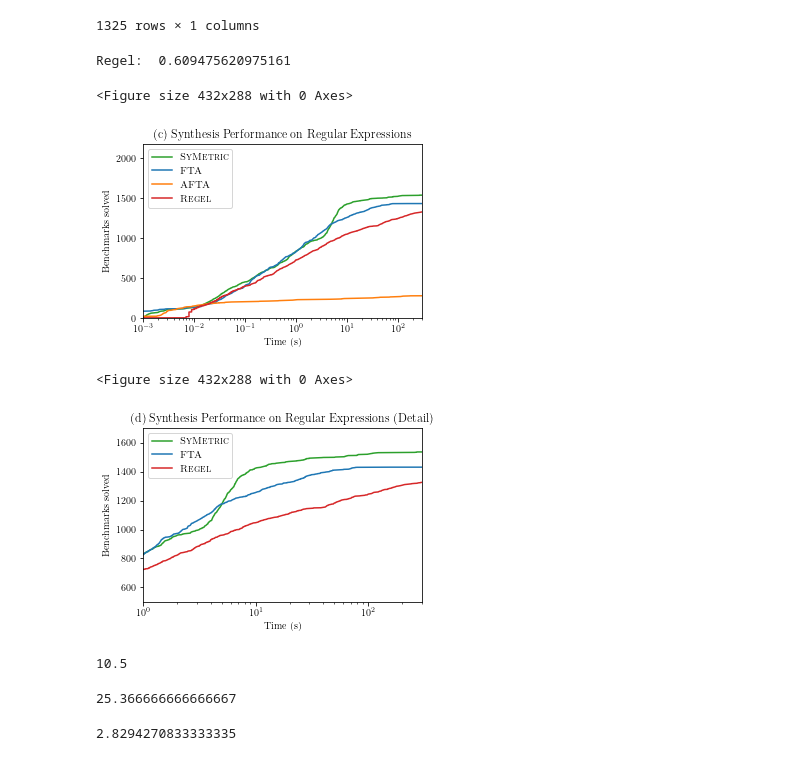
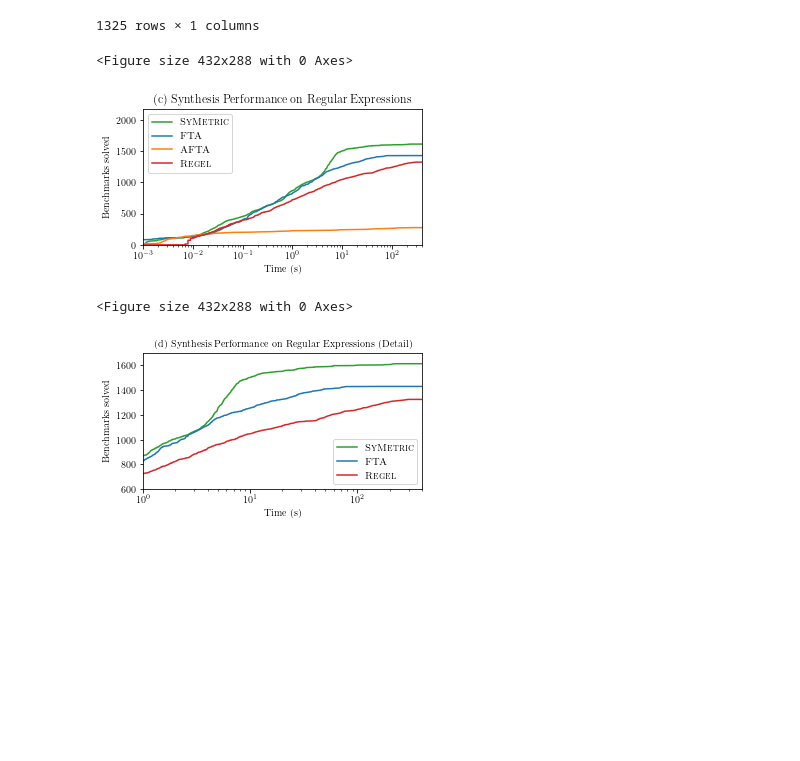
Before and after one commit to jfeser/symetric, a Jupyter notebook: notebooks/Regex results.ipynb, the cells around one changed output. Drawn from its saved outputs; the diff is of its cells as text; code cells hidden in the pictures; blank space fills up the shorter version.

```diff
--- a/notebooks/Regex results.ipynb
+++ b/notebooks/Regex results.ipynb
@@ -21,11 +21,11 @@ plt.rcParams.update(
     }
 )
 # %%
-metric = load('runs/regex-metric')
+metric = load('2022-11-03-18:14:20/')
 # %%
-enum = load('runs/regex-enum')
+enum = load('regex-enum')
 # %%
-abst = load('runs/regex-abs')
+abst = load('regex-abs')
 # %%
 metric.groupby('bench').mean()['runtime'].sort_values(ascending=False).describe()
 # %% [output]
@@ -74,7 +74,7 @@ def load_regel(d):
                 break
     return times
 
-regel_df = pd.DataFrame({'runtime': load_regel('/home/jovyan/work/home/feser/regel-runs/mode1')})
+regel_df = pd.DataFrame({'runtime': load_regel('/home/feser/regel-runs/mode1')})
 regel_df
 # %% [output]
 |  | runtime |
@@ -92,19 +92,14 @@ regel_df
 1325 rows × 1 columns
 # %%
 n_bench = 2174
-
-print('Symetric: ',
-print('Regel: ', len(regel_df)/n_bench)
-# %% [output]
-Regel:  0.609475620975161
 # %%
 def plot():
     plt.tight_layout()
-    fig = plt.figure(figsize=(5, 3.2))
+    fig = plt.figure(figsize=(5, 2.5))
     ax = fig.add_subplot(1, 1, 1)
 
     std = metric[
-        (metric["extract"] == "Greedy")
+        (metric["extract"] == "Exhaustive")
         & (metric["repair"] == "Guided")
         & (metric["threshold"] > 0)
         & (metric["rank"])
@@ -123,44 +118,44 @@ def plot():
         color="C0",
     )
 
     abstr = abst["runtime"]
     abstr = abstr.sort_values().fillna(1e10)
     ax.plot(
         [0] + list(abstr),
         range(0, len(abstr) + 1),
         label=r"\textsc{AFTA}",
         color="C1",
     )
 
     reg = regel_df['runtime']
     reg = reg.sort_values().fillna(1e10)
     ax.plot(
         [0] + list(reg) + [1e10],
         range(0, len(reg) + 2),
         label=r"\textsc{Regel}",
         color="C3",
     )
 
     ax.set_ylim([0, n_bench])
-    ax.set_xlim([1e-3, 300])
+    ax.set_xlim([1e-3, 400])
     ax.set_xscale('log')
     ax.set_ylabel("Benchmarks solved")
     ax.set_xlabel("Time (s)")
     plt.legend(loc="upper left")
     ax.set_title(r"(c) Synthesis Performance on Regular Expressions")
-    plt.savefig('/home/jovyan/work/home/feser/metric_synth/regex_comparison.pdf')
+    plt.savefig('/home/feser/634da4c60a6e2fe917f357dc/metric_synth/regex_comparison.pdf', bbox_inches='tight')
 plot()
 # %% [output]
 <Figure size 432x288 with 0 Axes>
-[figure, old version]
+[figure, new version]
 # %%
 def plot():
     plt.tight_layout()
-    fig = plt.figure(figsize=(5, 3.2))
+    fig = plt.figure(figsize=(5, 2.5))
     ax = fig.add_subplot(1, 1, 1)
 
     std = metric[
-        (metric["extract"] == "Greedy")
+        (metric["extract"] == "Exhaustive")
         & (metric["repair"] == "Guided")
         & (metric["threshold"] > 0)
         & (metric["rank"])
@@ -188,32 +183,20 @@ def plot():
         color="C3",
     )
 
-    ax.set_ylim([500, 1700])
-    ax.set_xlim([1, 300])
+    ax.set_ylim([600, 1700])
+    ax.set_xlim([1, 400])
     ax.set_xscale('log')
     ax.set_ylabel("Benchmarks solved")
     ax.set_xlabel("Time (s)")
-    plt.legend(loc="upper left")
-    ax.set_title(r"(d) Synthesis Performance on Regular Expressions (Detail)")
-    plt.savefig('/home/jovyan/work/home/feser/metric_synth/regex_hard_comparison.pdf')
+    plt.legend(loc="lower right")
+    ax.set_title(r"(d) Synthesis Performance on Regular Expressions (Detail)", fontsize=10)
+    plt.savefig('/home/feser/634da4c60a6e2fe917f357dc/metric_synth/regex_hard_comparison.pdf', bbox_inches='tight')
 plot()
 # %% [output]
 <Figure size 432x288 with 0 Axes>
-[figure, old version]
+[figure, new version]
 # %%
 with open('/home/jovyan/work/home/feser/metric_synth/regex_method_times.tex', 'w') as f:
     method_table(df, file=f)
 with open('/home/jovyan/work/home/feser/metric_synth/regex_construct_times.tex', 'w') as f:
     construct_table(df, file=f)
-# %%
-(126*5)/60
-# %% [output]
-10.5
-# %%
-((2173-651)*5)/60/5
-# %% [output]
-25.366666666666667
-# %%
-((2173*5)/64)/60
-# %% [output]
-2.8294270833333335
```
Also changed, not shown: parts of 5 cells of this notebook, 7 other files.
